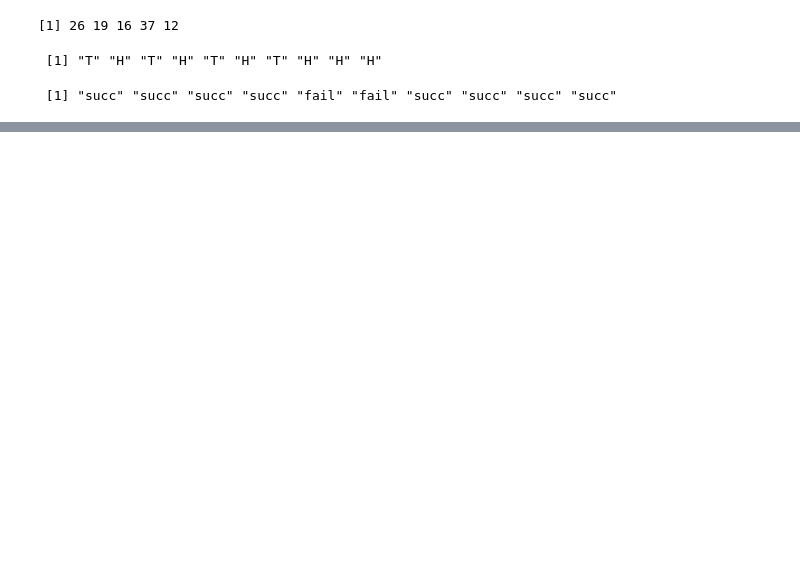
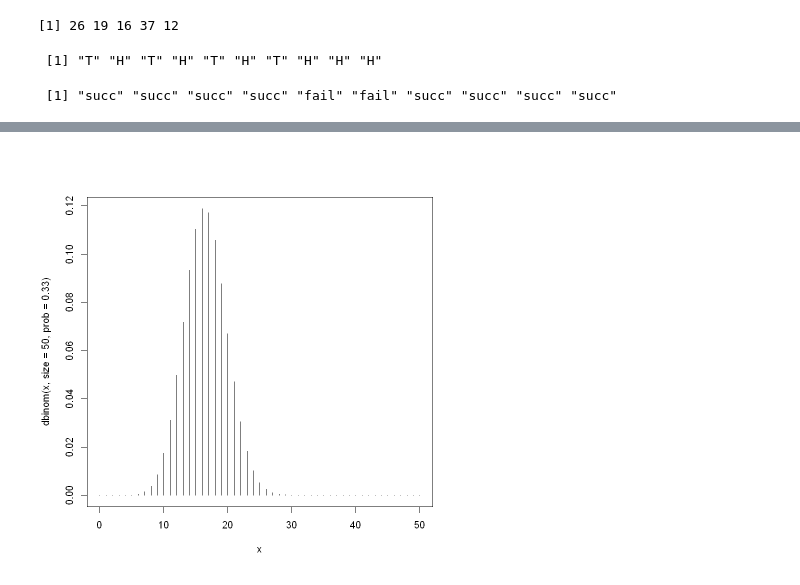
Before and after one commit to barkle2/KNOU, a Jupyter notebook: [5-1]데이터분석방법론(1)/03 Probability and Distributions.ipynb, the cells around one changed output, grey strips where cells are left out. Drawn from its saved outputs; the diff is of its cells as text; code cells hidden in the pictures; blank space fills up the shorter version.

```diff
--- a/[5-1]데이터분석방법론(1)/03 Probability and Distributions.ipynb
+++ b/[5-1]데이터분석방법론(1)/03 Probability and Distributions.ipynb
@@ -29,0 +77,6 @@ sample(c('succ', 'fail'), 10, replace=T, prob=c(0.9, 0.1))
+# %%
+# Binomial distribution
+x <- 0:50
+plot(x, dbinom(x, size=50, prob=.33), type='h')
+# %% [output]
+[figure, added]
```
Also changed, not shown: parts of 22 cells of this notebook.
